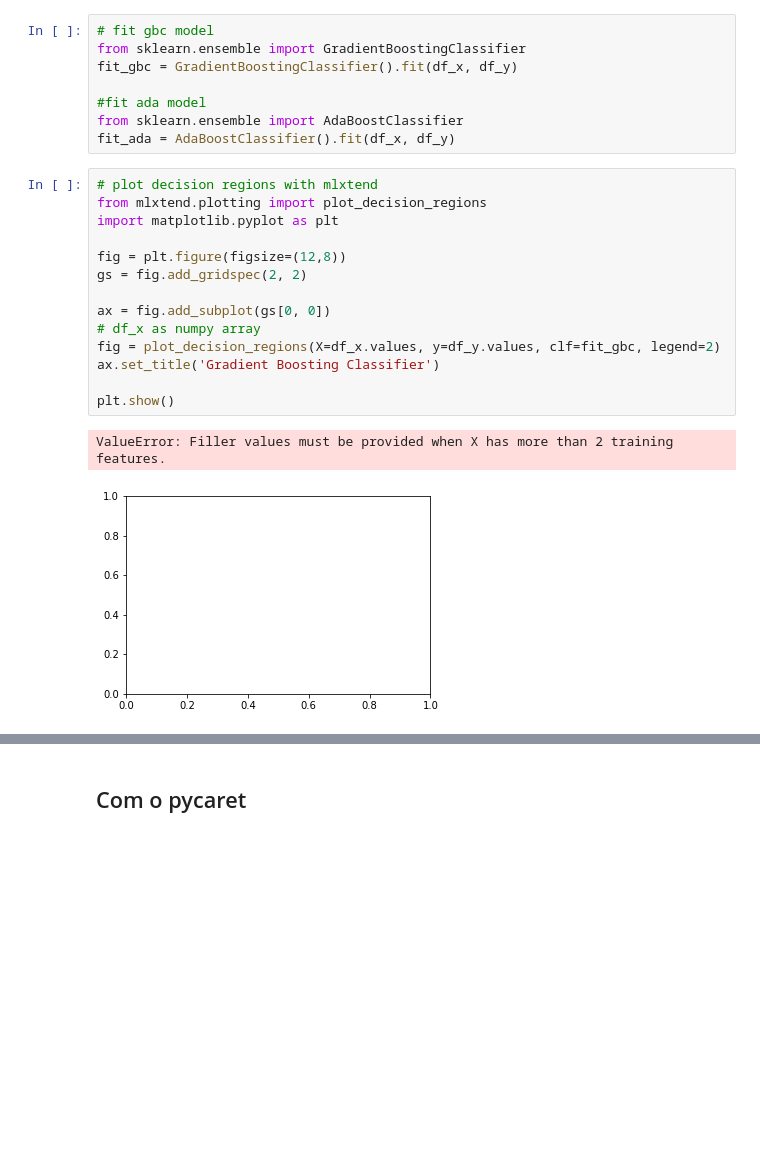
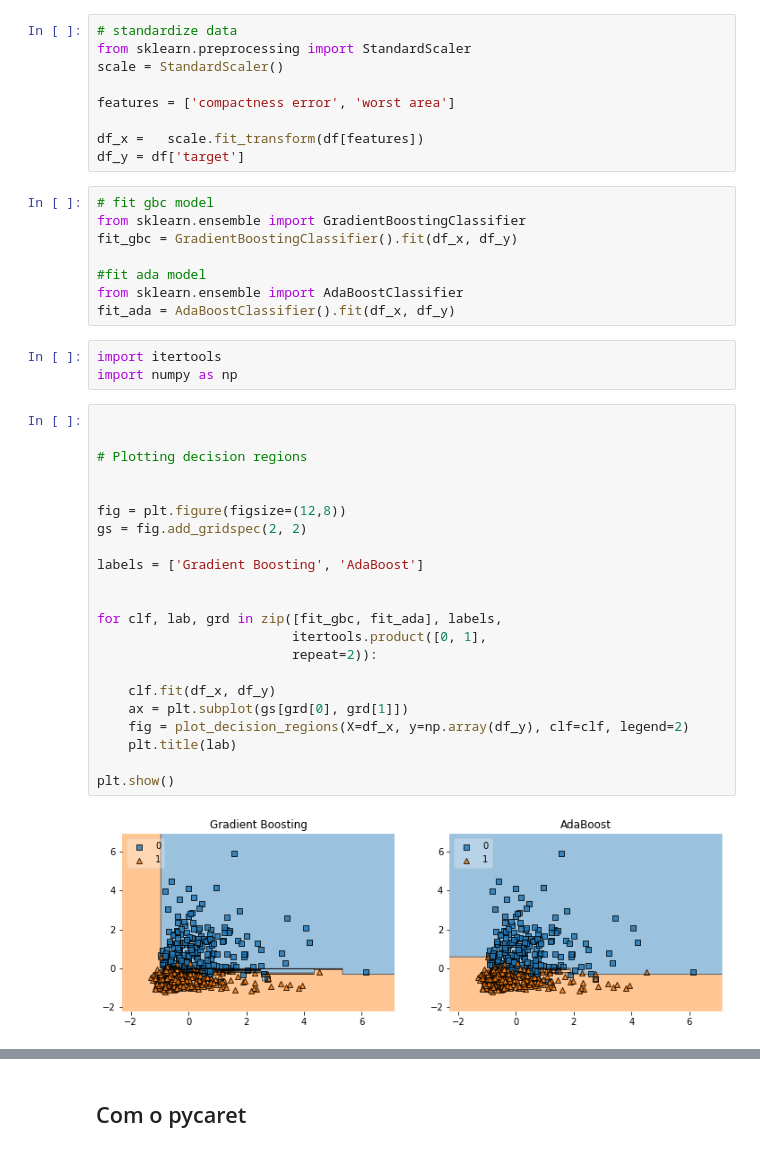
Before and after one commit to chicodias/optim, a Jupyter notebook: BOOST.ipynb, the cells around one changed output, grey strips where cells are left out. Cells and saved outputs as stored; diff of their text form; blank space fills up the shorter version.

```diff
--- a/BOOST.ipynb
+++ b/BOOST.ipynb
@@ -39,3 +37,12 @@ df.head()
+# %%
+# standardize data
+from sklearn.preprocessing import StandardScaler
+scale = StandardScaler()
+
+features = ['compactness error', 'worst area']
+
+df_x =   scale.fit_transform(df[features])
+df_y = df['target']
 # %%
 # fit gbc model
 from sklearn.ensemble import GradientBoostingClassifier
@@ -44,20 +51,30 @@ fit_gbc = GradientBoostingClassifier().fit(df_x, df_y)
 #fit ada model
 from sklearn.ensemble import AdaBoostClassifier
 fit_ada = AdaBoostClassifier().fit(df_x, df_y)
+# %%
+import itertools
+import numpy as np
 # %%
-# plot decision regions with mlxtend
-from mlxtend.plotting import plot_decision_regions
-import matplotlib.pyplot as plt
+
+
+# Plotting decision regions
+
 
 fig = plt.figure(figsize=(12,8))
 gs = fig.add_gridspec(2, 2)
 
-ax = fig.add_subplot(gs[0, 0])
-# df_x as numpy array
-fig = plot_decision_regions(X=df_x.values, y=df_y.values, clf=fit_gbc, legend=2)
-ax.set_title('Gradient Boosting Classifier')
+labels = ['Gradient Boosting', 'AdaBoost']
+
+
+for clf, lab, grd in zip([fit_gbc, fit_ada], labels,
+                         itertools.product([0, 1],
+                         repeat=2)):
+
+    clf.fit(df_x, df_y)
+    ax = plt.subplot(gs[grd[0], grd[1]])
+    fig = plot_decision_regions(X=df_x, y=np.array(df_y), clf=clf, legend=2)
+    plt.title(lab)
 
 plt.show()
 # %% [output]
-ValueError: Filler values must be provided when X has more than 2 training features.
-[figure, old version]
+[figure, new version]
```
Also changed, not shown: parts of 8 cells of this notebook.
